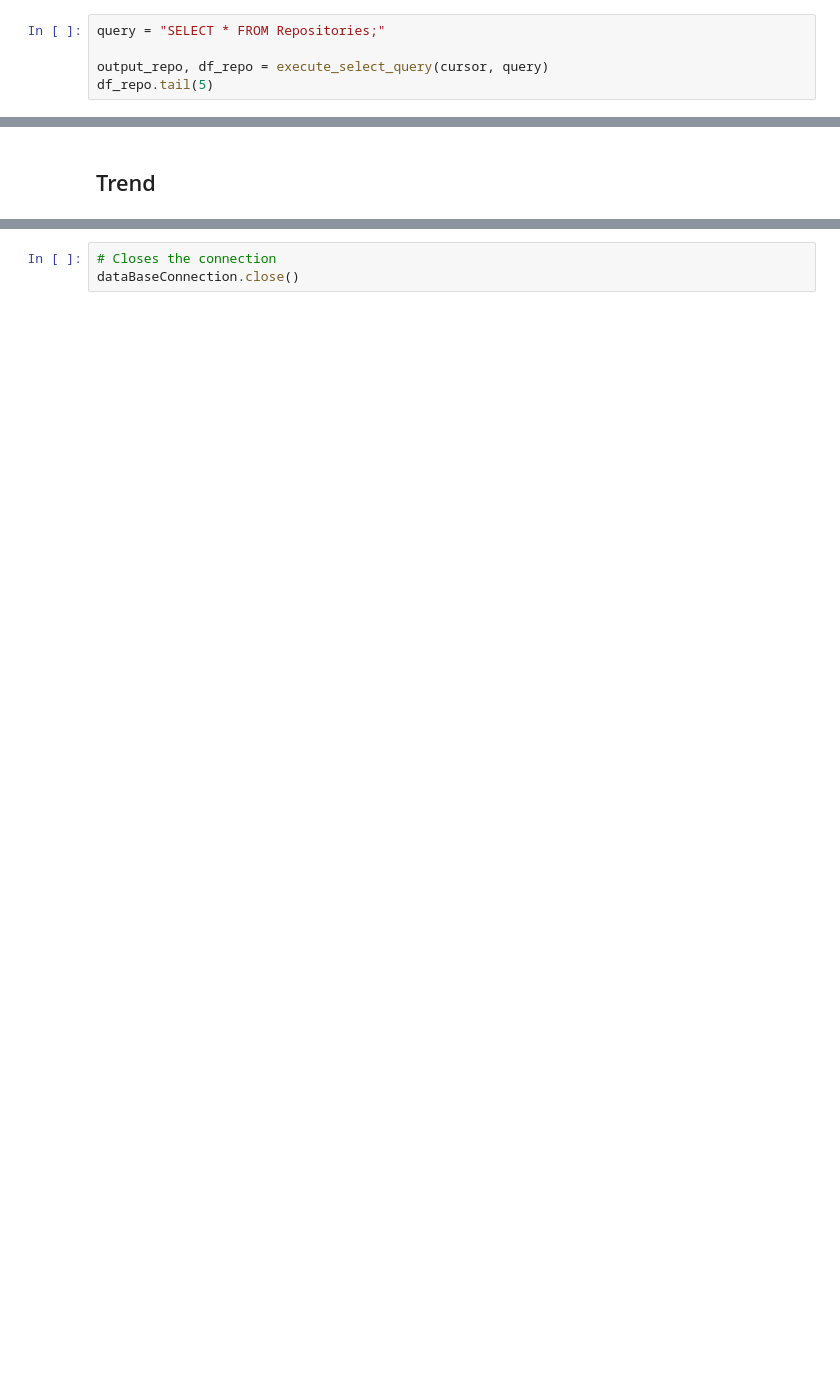
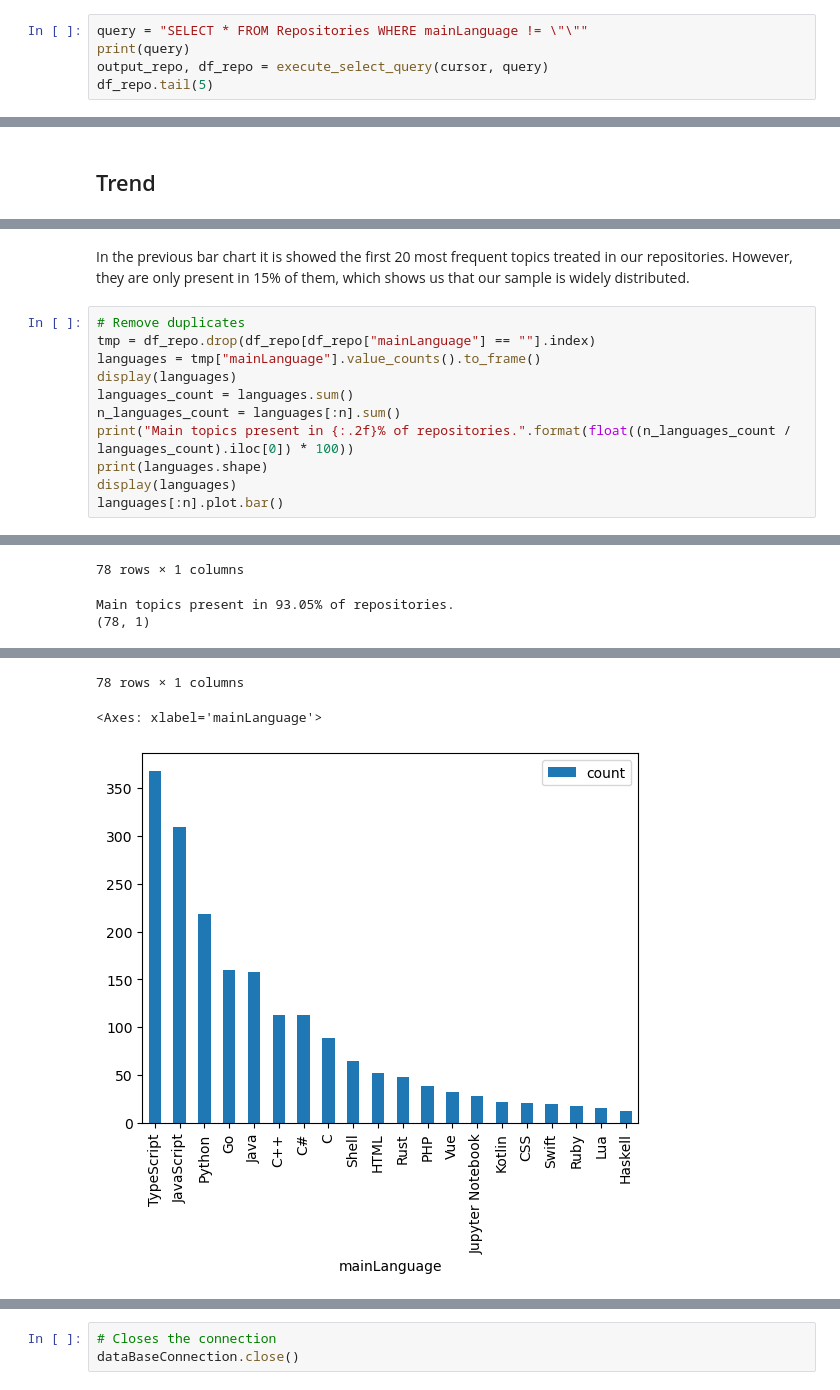
Before and after one commit to PinewoodPip/DatabasesProject, a Jupyter notebook: JupyterNotebook/analisis_projecte.ipynb, the cells around one changed output, grey strips where cells are left out. Saved outputs shown, nothing was run; the diff lists cells and outputs as text; blank space fills up the shorter version.

```diff
--- a/JupyterNotebook/analisis_projecte.ipynb
+++ b/JupyterNotebook/analisis_projecte.ipynb
@@ -282,7 +129,7 @@ Shows the table for the different entities of the Data Base.
 # %% [markdown]
 ## Repositories
 # %%
-query = "SELECT * FROM Repositories;"
-
+query = "SELECT * FROM Repositories WHERE mainLanguage != \"\""
+print(query)
 output_repo, df_repo = execute_select_query(cursor, query)
 df_repo.tail(5)
@@ -972,0 +311,14 @@ Per tant, com a resultat, podem concloure que els missatges estan enfocats a cla
+# %% [markdown]
+In the previous bar chart it is showed the first 20 most frequent topics treated in our repositories. However, they are only present in 15% of them, which shows us that our sample is widely distributed.
+# %%
+# Remove duplicates
+tmp = df_repo.drop(df_repo[df_repo["mainLanguage"] == ""].index)
+languages = tmp["mainLanguage"].value_counts().to_frame()
+display(languages)
+languages_count = languages.sum()
+n_languages_count = languages[:n].sum()
+print("Main topics present in {:.2f}% of repositories.".format(float((n_languages_count / languages_count).iloc[0]) * 100))
+print(languages.shape)
+display(languages)
+languages[:n].plot.bar()
+# %% [output]
@@ -972,0 +338,3 @@ Per tant, com a resultat, podem concloure que els missatges estan enfocats a cla
+78 rows × 1 columns
+Main topics present in 93.05% of repositories.
+(78, 1)
@@ -972,0 +354,3 @@ Per tant, com a resultat, podem concloure que els missatges estan enfocats a cla
+78 rows × 1 columns
+<Axes: xlabel='mainLanguage'>
+[figure, added]
```
Also changed, not shown: parts of 97 cells of this notebook.
